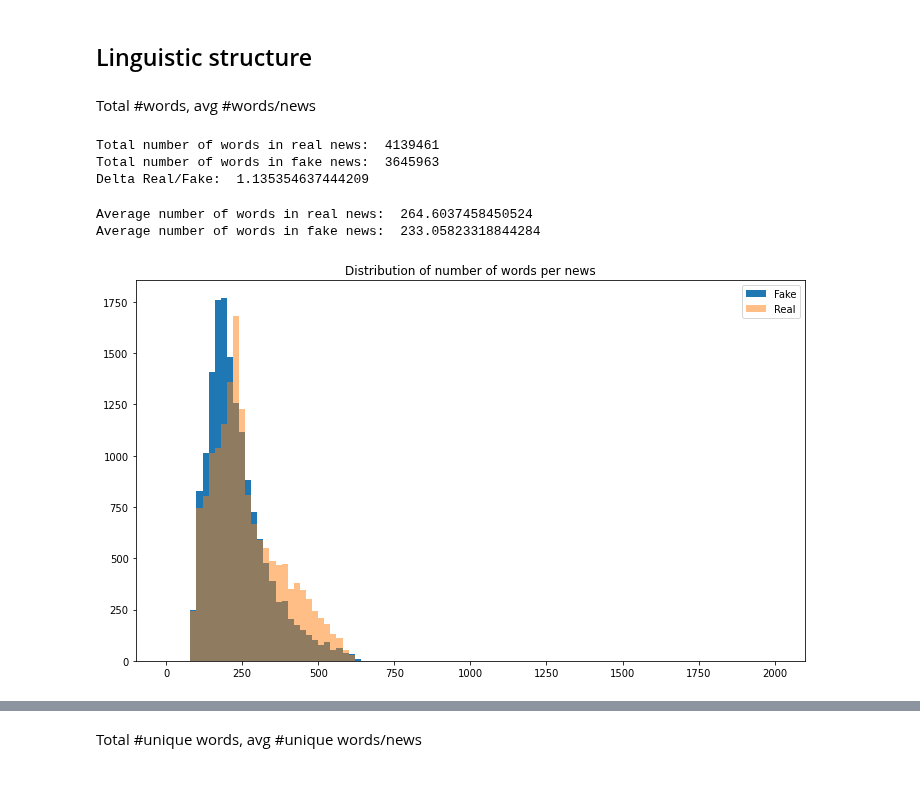
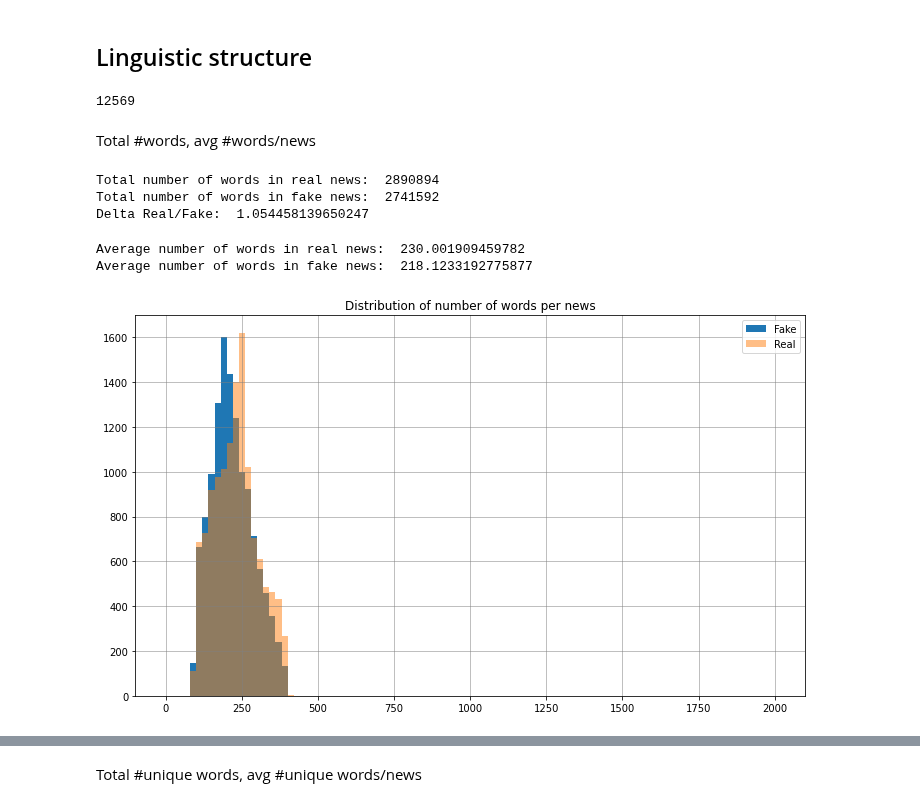
Before and after one commit to d-roland/Fake-news-detection, a Jupyter notebook: CS221_Fake_news_detection.ipynb, the cells around one changed output, grey strips where cells are left out. Cells and saved outputs as stored; diff of their text form; code cells hidden in the pictures.

```diff
--- a/CS221_Fake_news_detection.ipynb
+++ b/CS221_Fake_news_detection.ipynb
@@ -669,8 +676,9 @@ print(len(X), len(y))
 # %%
 #Optional - Removing news of more than 700 words
 
-UPPER_BOUND = 650
+UPPER_BOUND = 400
 
+upper_lines = []
 upper_lines = [index for index, text in enumerate(X) if len(text)>UPPER_BOUND]
 print(len(upper_lines)/len(X))
 # %% [output]
@@ -706,0 +725,22 @@ print(len(X_real), len(X_fake))
+# %%
+#Optional - Keeping only words from common dictionary
+real_words = defaultdict(int)
+fake_words = defaultdict(int)
+
+print("Before dictionary adjustment, Size of X_real: ", len(X_real), "Size of X_fake: ", len(X_fake))
+for news in X_real:
+  for word in news:
+    real_words[word] += 1
+
+for news in X_fake:
+  for word in news:
+    fake_words[word] += 1
+
+list_real_words = list(real_words.keys())
+list_fake_words = list(fake_words.keys())
+
+print("Dictionary size for X_real: ", len(list_real_words), "Dictionary size for X_fake: ", len(list_fake_words))
+
+common_words = [word for word in list_real_words if word in list_fake_words]
+
+print("Total unique words common to both dictionaries: ",len(common_words))
@@ -706,0 +751,15 @@ print(len(X_real), len(X_fake))
+# %%
+X_real = [[word for word in news if word in common_words] for news in X_real]
+X_fake = [[word for word in news if word in common_words] for news in X_fake]
+"""
+for news in X_real:
+    for word in common_words:
+        if word in news:
+            news = [item.replace(word, "") for item in news]
+
+for news in X_fake:
+    for word in common_words:
+        if word in news:
+            news = [item.replace(word, "") for item in news]
+"""
+print("After dictionary adjustment, Size of X_real: ", len(X_real), "Size of X_fake: ", len(X_fake))
@@ -1751,3 +1584,7 @@ print(len(dataset_real), len(dataset_fake))
+# %%
+len(dataset_fake)
+# %% [output]
+12569
 # %% [markdown]
 Total #words, avg #words/news
 # %%
@@ -1763,9 +1600,9 @@ print("Total number of words in real news: ",count_real)
 print("Total number of words in fake news: ",count_fake)
 print("Delta Real/Fake: ", count_real/count_fake)
 # %% [output]
-Total number of words in real news:  4139461
-Total number of words in fake news:  3645963
-Delta Real/Fake:  1.135354637444209
+Total number of words in real news:  2890894
+Total number of words in fake news:  2741592
+Delta Real/Fake:  1.054458139650247
 # %%
 avg_real = []
 for newsr in X_real:
@@ -1778,17 +1615,18 @@ for newsf in X_fake:
 print("Average number of words in real news: ",mean(avg_real))
 print("Average number of words in fake news: ",mean(avg_fake))
 # %% [output]
-Average number of words in real news:  264.6037458450524
-Average number of words in fake news:  233.05823318844284
+Average number of words in real news:  230.001909459782
+Average number of words in fake news:  218.1233192775877
 # %%
 plt.figure(figsize = (12,7))
 plt.hist(avg_fake, bins = 100, range = [0, 2000], label='Fake')
 plt.hist(avg_real, bins = 100, range = [0, 2000], alpha=0.5, label='Real')
 plt.legend(loc='upper right')
 plt.title('Distribution of number of words per news')
+plt.grid(color='gray', linestyle='-', linewidth=0.5)
 plt.show()
 # %% [output]
-[figure, old version]
+[figure, new version]
 # %%
 #Five-numbers summary for each corpus
 def five_num_summary(dataframe):
```
Also changed, not shown: parts of 71 cells of this notebook.
